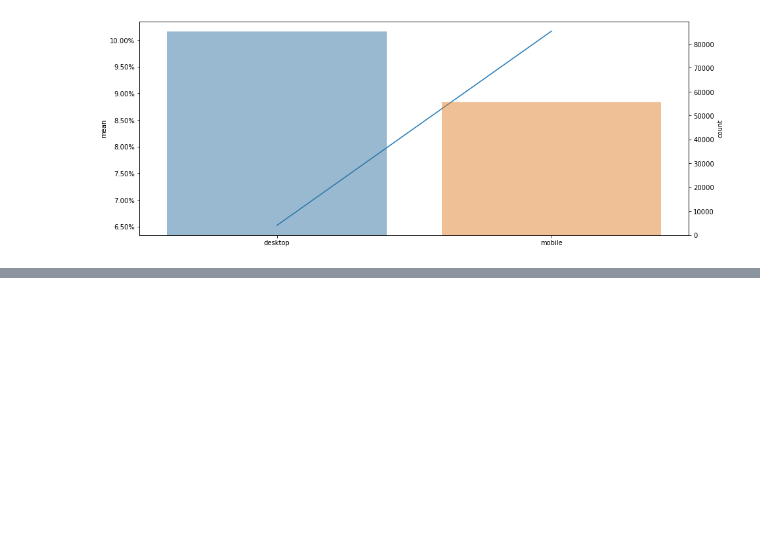
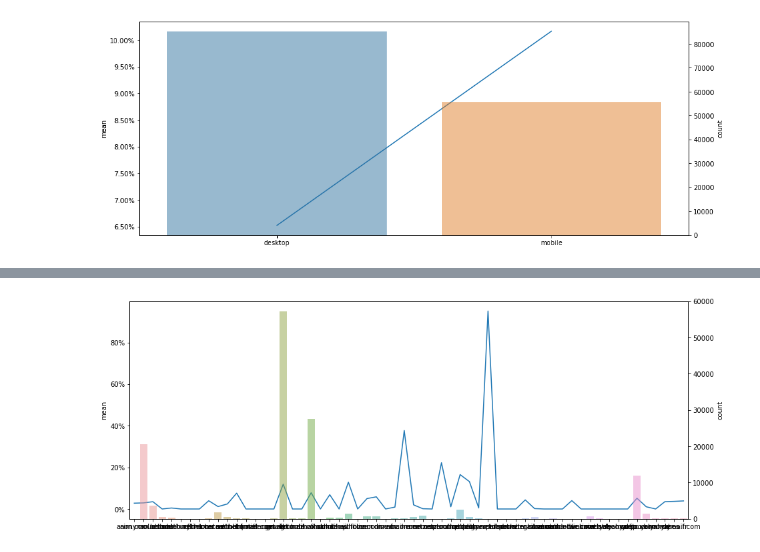
Before and after one commit to Prakrut/Fraud_Detection, a Jupyter notebook: Code/CreditCardFraudDetection.ipynb, the cells around one changed output, grey strips where cells are left out. Cells and saved outputs as stored; diff of their text form; code cells hidden in the pictures; blank space fills up the shorter version.

```diff
--- a/Code/CreditCardFraudDetection.ipynb
+++ b/Code/CreditCardFraudDetection.ipynb
@@ -166,0 +188,4 @@ barchart_categorical(train, 'DeviceType', 'isFraud')
+# %%
+barchart_categorical(train, 'R_emaildomain','isFraud')
+# %% [output]
+[figure, added]
```
Also changed, not shown: parts of 4 cells of this notebook.
